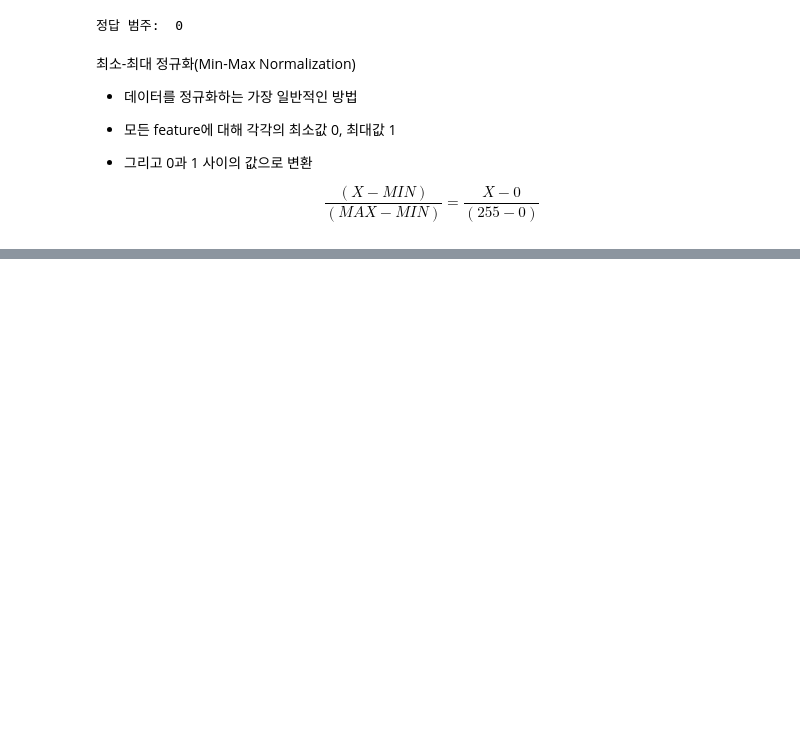
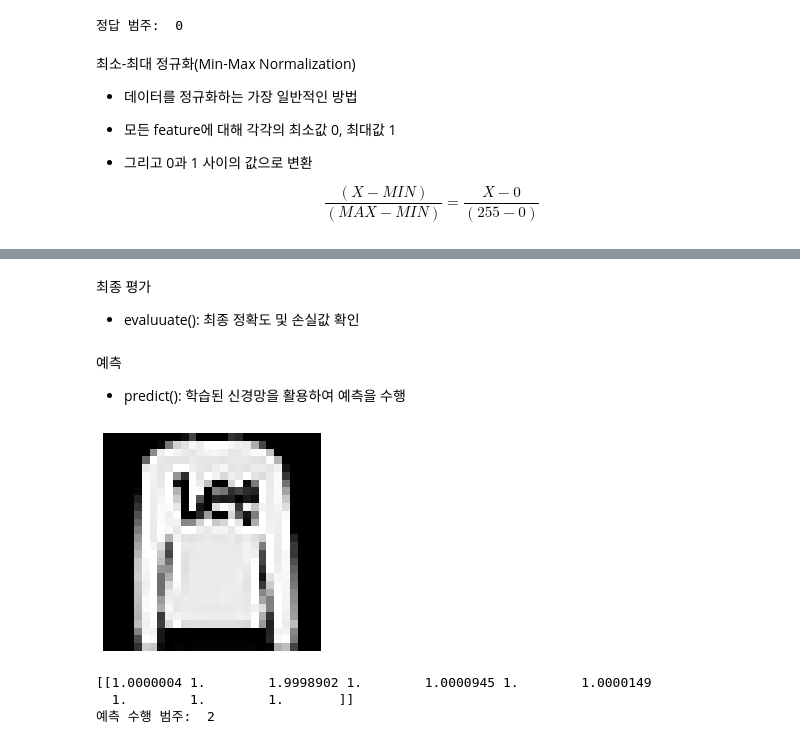
Before and after one commit to Lagom92/study-in-school, a Jupyter notebook: DL/CNN_fashion_mnist.ipynb, the cells around one changed output, grey strips where cells are left out. Drawn from its saved outputs; the diff is of its cells as text; code cells hidden in the pictures; blank space fills up the shorter version.

```diff
--- a/DL/CNN_fashion_mnist.ipynb
+++ b/DL/CNN_fashion_mnist.ipynb
@@ -56,0 +159,4 @@ test_X = test_X / 255.0
+# %% [markdown]
+최종 평가
+
+- evaluuate(): 최종 정확도 및 손실값 확인
@@ -56,0 +167,22 @@ test_X = test_X / 255.0
+# %% [markdown]
+예측
+
+- predict(): 학습된 신경망을 활용하여 예측을 수행
+# %%
+# 예측 수행
+pred = model.predict(test_X[[1]])
+
+# 예측 이미지 확인
+plt.imshow(test_X[1], cmap='gray')
+plt.axis('off')
+plt.show()
+
+# 예측 결과 확인
+# 결과를 보기 쉽게 하기 위해서 1을 더해줌
+print(pred + 1)
+print("예측 수행 범주: ", test_Y[1])
+# %% [output]
+[figure, added]
+[[1.0000004 1.        1.9998902 1.        1.0000945 1.        1.0000149
+  1.        1.        1.       ]]
+예측 수행 범주:  2
```
Also changed, not shown: parts of 30 cells of this notebook.
